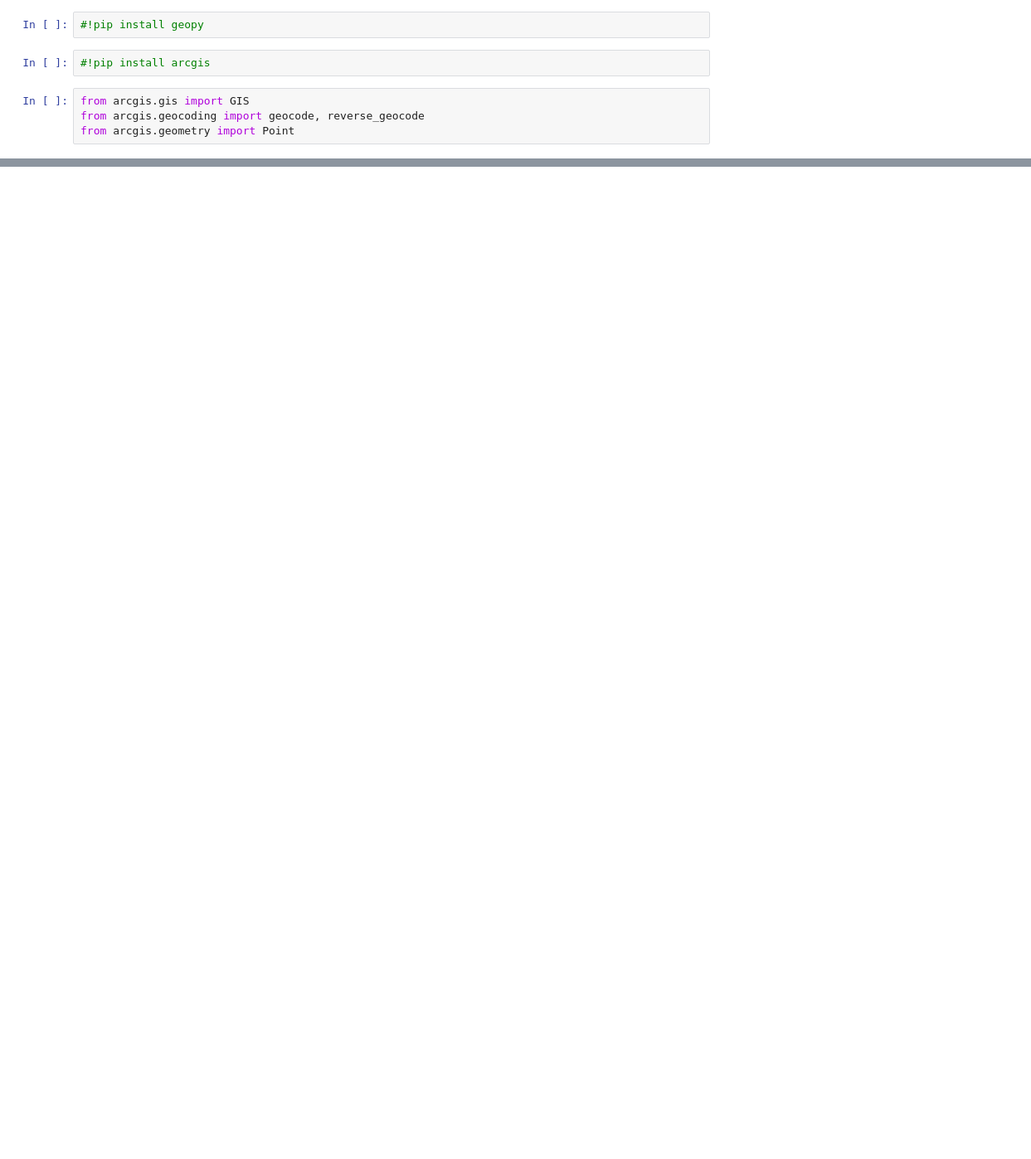
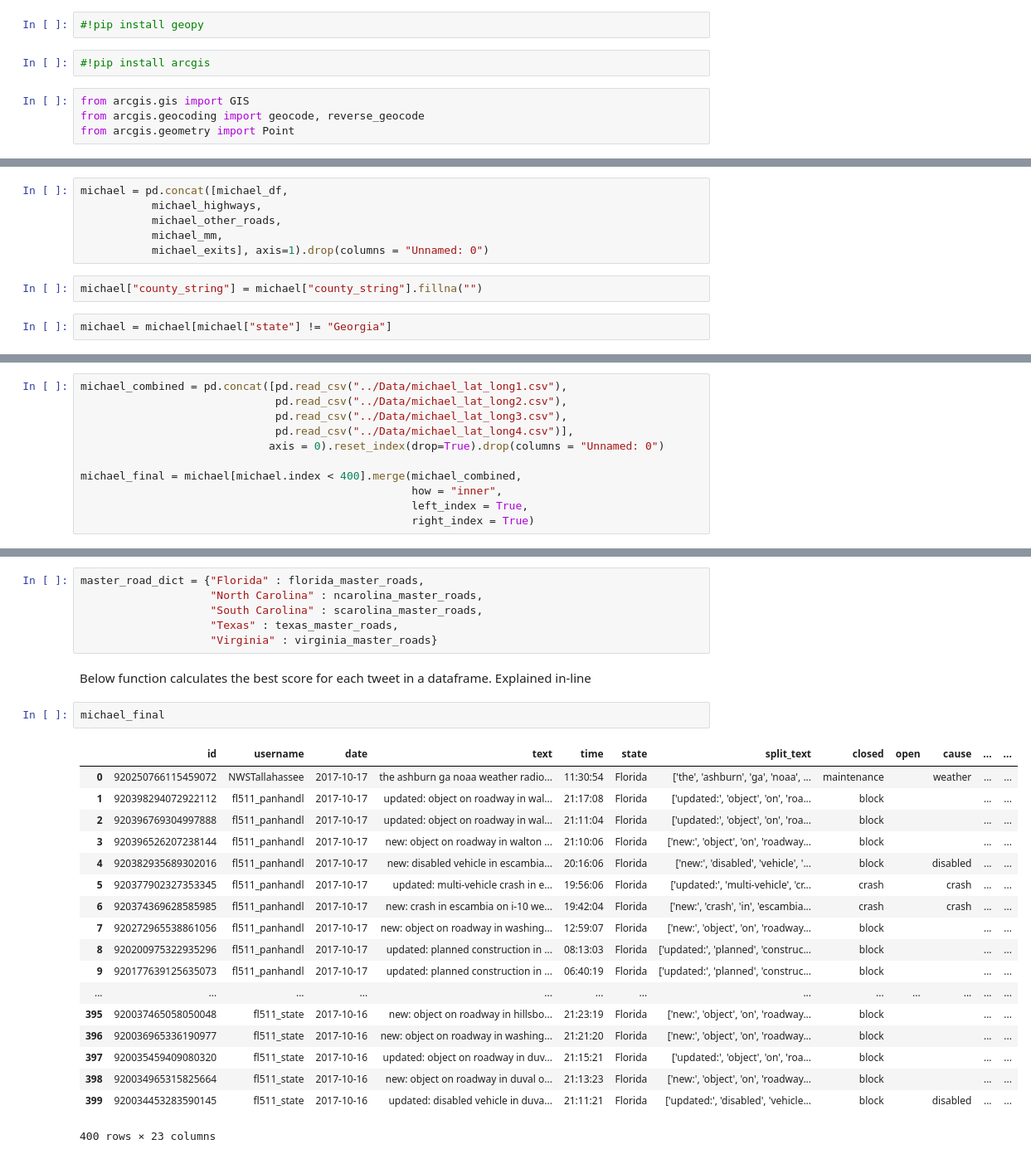
Before and after one commit to bspiegel27/Hurricane-Related-Road-Closure-Mapping, a Jupyter notebook: notebooks/arcGIS Mapping.ipynb, the cells around one changed output, grey strips where cells are left out. Shown at 83% size. Cells and saved outputs as stored; diff of their text form; blank space fills up the shorter version.

Commit message:
location extraction and geocoding notebooks and accompanying data output added

```diff
--- a/notebooks/arcGIS Mapping.ipynb
+++ b/notebooks/arcGIS Mapping.ipynb
@@ -8,0 +54,10 @@ from arcgis.geometry import Point
+# %%
+michael = pd.concat([michael_df,
+           michael_highways,
+           michael_other_roads,
+           michael_mm,
+           michael_exits], axis=1).drop(columns = "Unnamed: 0")
+# %%
+michael["county_string"] = michael["county_string"].fillna("")
+# %%
+michael = michael[michael["state"] != "Georgia"]
@@ -27,0 +224,11 @@ print(geocode_result[0]["location"]["y"])
+# %%
+michael_combined = pd.concat([pd.read_csv("../Data/michael_lat_long1.csv"),
+                              pd.read_csv("../Data/michael_lat_long2.csv"),
+                              pd.read_csv("../Data/michael_lat_long3.csv"),
+                              pd.read_csv("../Data/michael_lat_long4.csv")],
+                             axis = 0).reset_index(drop=True).drop(columns = "Unnamed: 0")
+
+michael_final = michael[michael.index < 400].merge(michael_combined,
+                                                   how = "inner",
+                                                   left_index = True,
+                                                   right_index = True)
@@ -27,0 +260,29 @@ print(geocode_result[0]["location"]["y"])
+# %%
+master_road_dict = {"Florida" : florida_master_roads,
+                    "North Carolina" : ncarolina_master_roads,
+                    "South Carolina" : scarolina_master_roads,
+                    "Texas" : texas_master_roads,
+                    "Virginia" : virginia_master_roads}
+# %% [markdown]
+Below function calculates the best score for each tweet in a dataframe. Explained in-line
+# %%
+michael_final
+# %% [output]
+|  | id | username | date | text | time | state | split_text | closed | open | cause | ... | ... |
+| 0 | 920250766115459072 | NWSTallahassee | 2017-10-17 | the ashburn ga noaa weather radio... | 11:30:54 | Florida | ['the', 'ashburn', 'ga', 'noaa', ... | maintenance |  | weather | ... | ... |
+| 1 | 920398294072922112 | fl511_panhandl | 2017-10-17 | updated: object on roadway in wal... | 21:17:08 | Florida | ['updated:', 'object', 'on', 'roa... | block |  |  | ... | ... |
+| 2 | 920396769304997888 | fl511_panhandl | 2017-10-17 | updated: object on roadway in wal... | 21:11:04 | Florida | ['updated:', 'object', 'on', 'roa... | block |  |  | ... | ... |
+| 3 | 920396526207238144 | fl511_panhandl | 2017-10-17 | new: object on roadway in walton ... | 21:10:06 | Florida | ['new:', 'object', 'on', 'roadway... | block |  |  | ... | ... |
+| 4 | 920382935689302016 | fl511_panhandl | 2017-10-17 | new: disabled vehicle in escambia... | 20:16:06 | Florida | ['new:', 'disabled', 'vehicle', '... | block |  | disabled | ... | ... |
+| 5 | 920377902327353345 | fl511_panhandl | 2017-10-17 | updated: multi-vehicle crash in e... | 19:56:06 | Florida | ['updated:', 'multi-vehicle', 'cr... | crash |  | crash | ... | ... |
+| 6 | 920374369628585985 | fl511_panhandl | 2017-10-17 | new: crash in escambia on i-10 we... | 19:42:04 | Florida | ['new:', 'crash', 'in', 'escambia... | crash |  | crash | ... | ... |
+| 7 | 920272965538861056 | fl511_panhandl | 2017-10-17 | new: object on roadway in washing... | 12:59:07 | Florida | ['new:', 'object', 'on', 'roadway... | block |  |  | ... | ... |
+| 8 | 920200975322935296 | fl511_panhandl | 2017-10-17 | updated: planned construction in ... | 08:13:03 | Florida | ['updated:', 'planned', 'construc... | block |  |  | ... | ... |
+| 9 | 920177639125635073 | fl511_panhandl | 2017-10-17 | updated: planned construction in ... | 06:40:19 | Florida | ['updated:', 'planned', 'construc... | block |  |  | ... | ... |
+| ... | ... | ... | ... | ... | ... | ... | ... | ... | ... | ... | ... | ... |
+| 395 | 920037465058050048 | fl511_state | 2017-10-16 | new: object on roadway in hillsbo... | 21:23:19 | Florida | ['new:', 'object', 'on', 'roadway... | block |  |  | ... | ... |
+| 396 | 920036965336190977 | fl511_state | 2017-10-16 | new: object on roadway in washing... | 21:21:20 | Florida | ['new:', 'object', 'on', 'roadway... | block |  |  | ... | ... |
+| 397 | 920035459409080320 | fl511_state | 2017-10-16 | updated: object on roadway in duv... | 21:15:21 | Florida | ['updated:', 'object', 'on', 'roa... | block |  |  | ... | ... |
+| 398 | 920034965315825664 | fl511_state | 2017-10-16 | new: object on roadway in duval o... | 21:13:23 | Florida | ['new:', 'object', 'on', 'roadway... | block |  |  | ... | ... |
+| 399 | 920034453283590145 | fl511_state | 2017-10-16 | updated: disabled vehicle in duva... | 21:11:21 | Florida | ['updated:', 'disabled', 'vehicle... | block |  | disabled | ... | ... |
+400 rows × 23 columns
```
Also changed, not shown: parts of 39 cells of this notebook, 27 other files.
